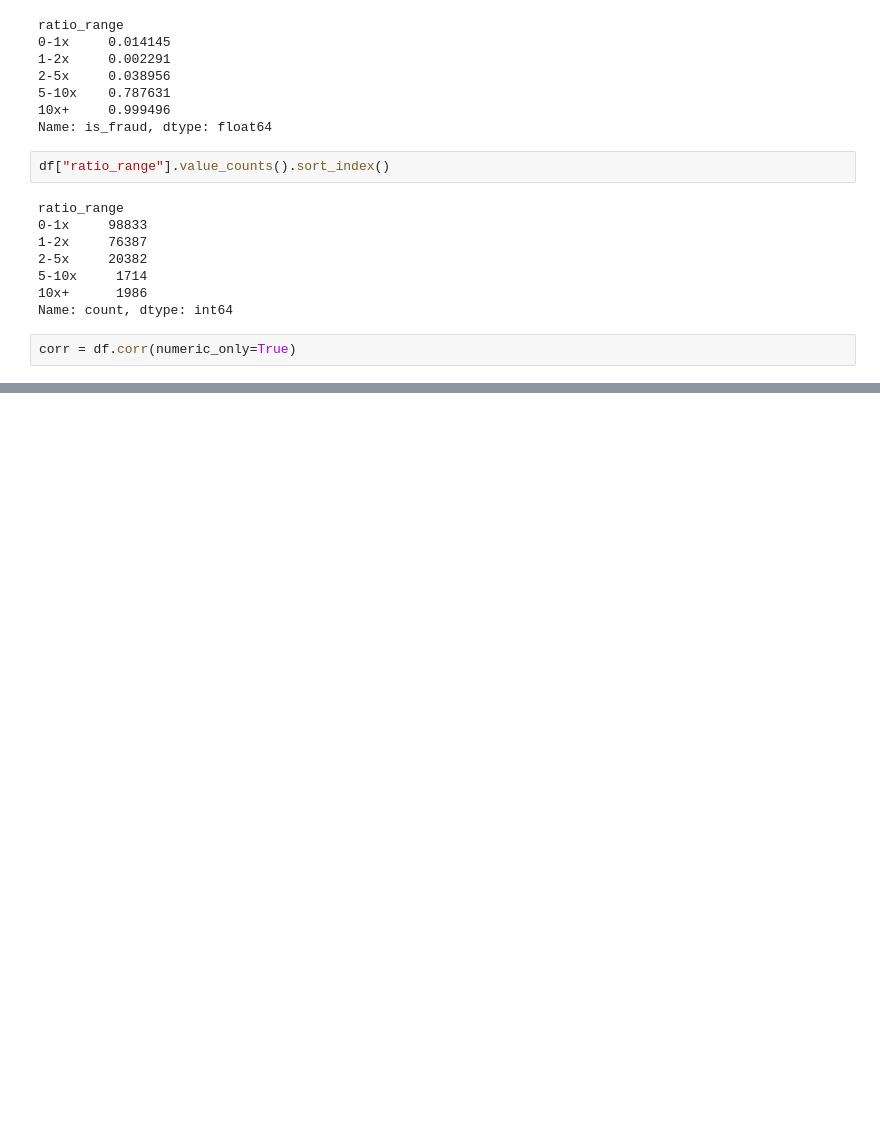
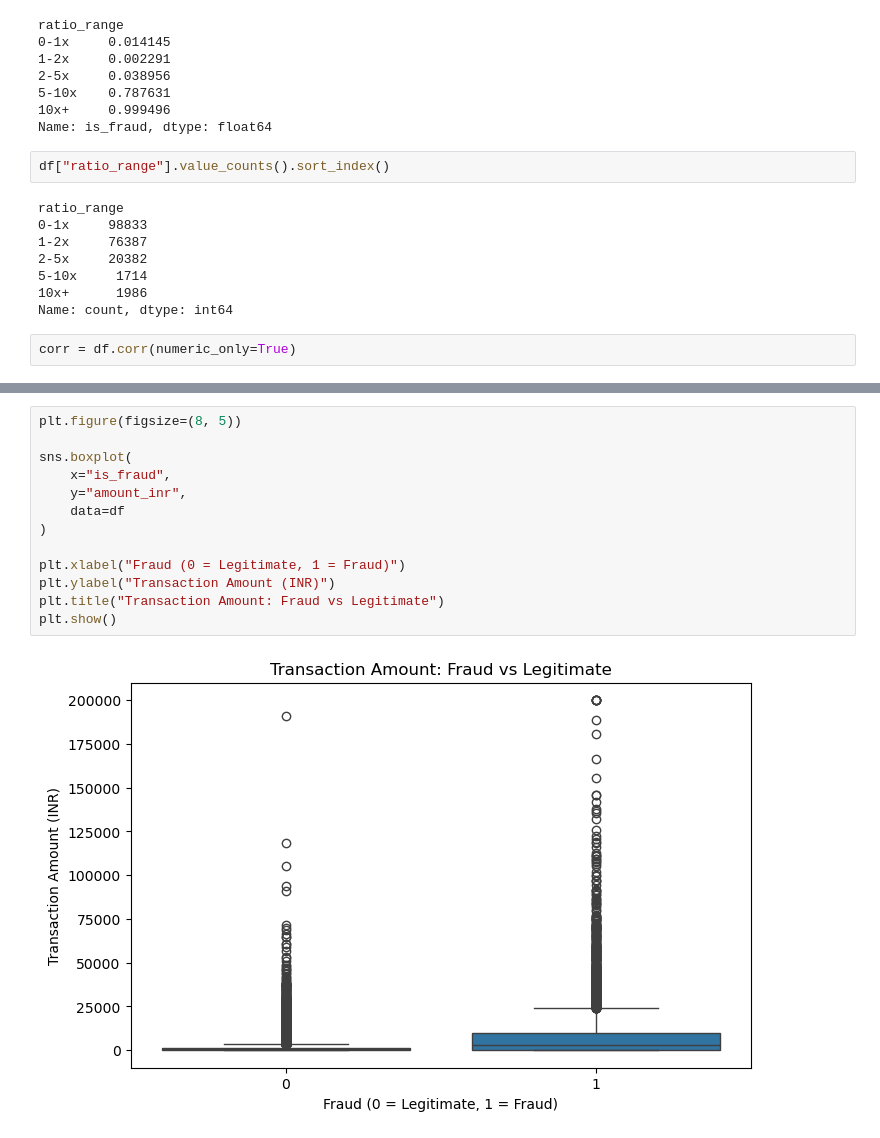
Before and after one commit to mrx000777/upi-fraud-detection, a Jupyter notebook: notebooks/fraud.ipynb, the cells around one changed output, grey strips where cells are left out. Saved outputs shown, nothing was run; the diff lists cells and outputs as text; blank space fills up the shorter version.

```diff
--- a/notebooks/fraud.ipynb
+++ b/notebooks/fraud.ipynb
@@ -356,0 +373,15 @@ sns.heatmap(corr, annot=True)
+# %%
+plt.figure(figsize=(8, 5))
+
+sns.boxplot(
+    x="is_fraud",
+    y="amount_inr",
+    data=df
+)
+
+plt.xlabel("Fraud (0 = Legitimate, 1 = Fraud)")
+plt.ylabel("Transaction Amount (INR)")
+plt.title("Transaction Amount: Fraud vs Legitimate")
+plt.show()
+# %% [output]
+[figure, added]
```
Also changed, not shown: parts of 10 cells of this notebook.
